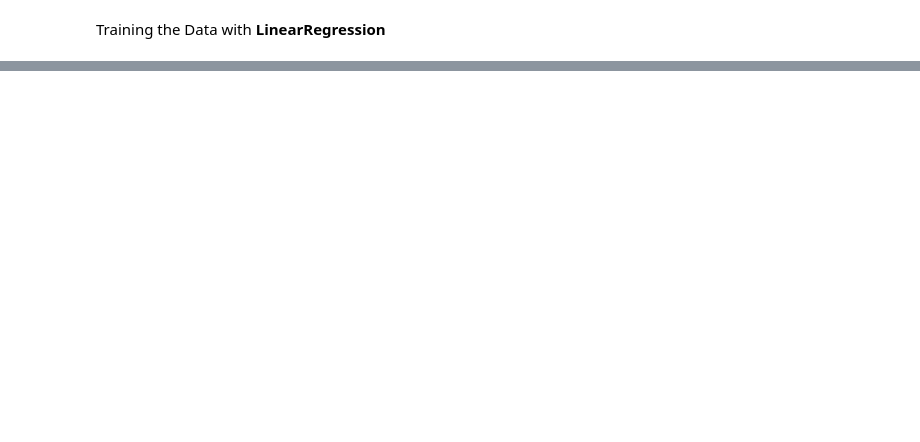
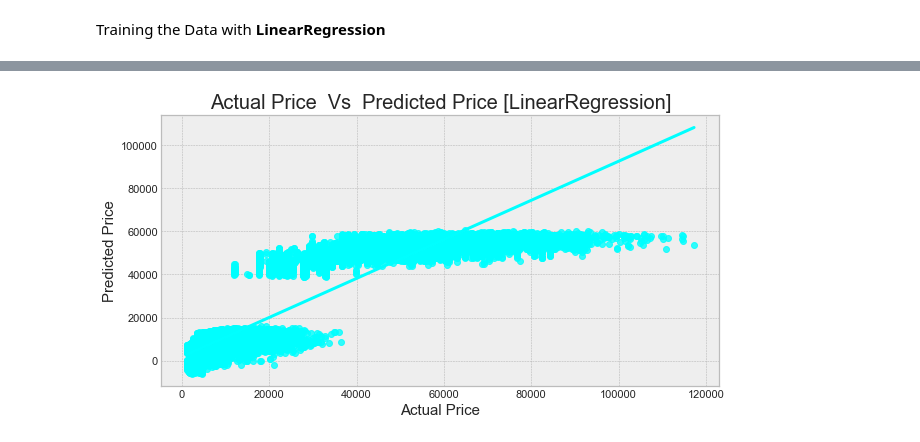
Before and after one commit to chongwei49/IE0005-DSAI-Group-Barley, a Jupyter notebook: src/Flight_Prediction_SRC.ipynb, the cells around one changed output, grey strips where cells are left out. Drawn from its saved outputs; the diff is of its cells as text; code cells hidden in the pictures; blank space fills up the shorter version.

```diff
--- a/src/Flight_Prediction_SRC.ipynb
+++ b/src/Flight_Prediction_SRC.ipynb
@@ -684,0 +721,9 @@ plt.show()
+# %%
+plt.figure(figsize=(10,5))
+sb.regplot(x='Price_actual',y='Price_pred',data=result,color='cyan')
+plt.title('Actual Price  Vs  Predicted Price [LinearRegression]',fontsize=20)
+plt.xlabel('Actual Price',fontsize=15)
+plt.ylabel('Predicted Price',fontsize=15)
+plt.show()
+# %% [output]
+[figure, added]
```
Also changed, not shown: parts of 14 cells of this notebook.
